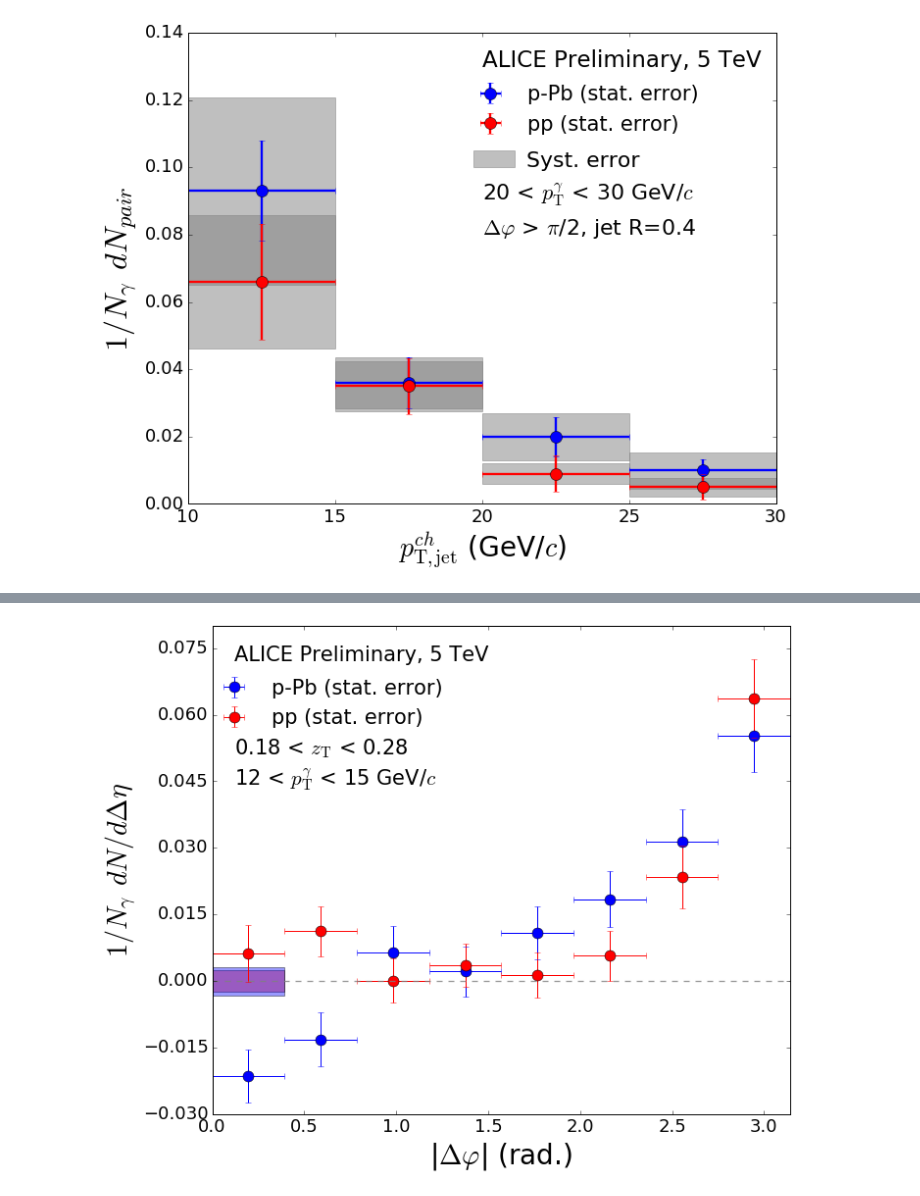
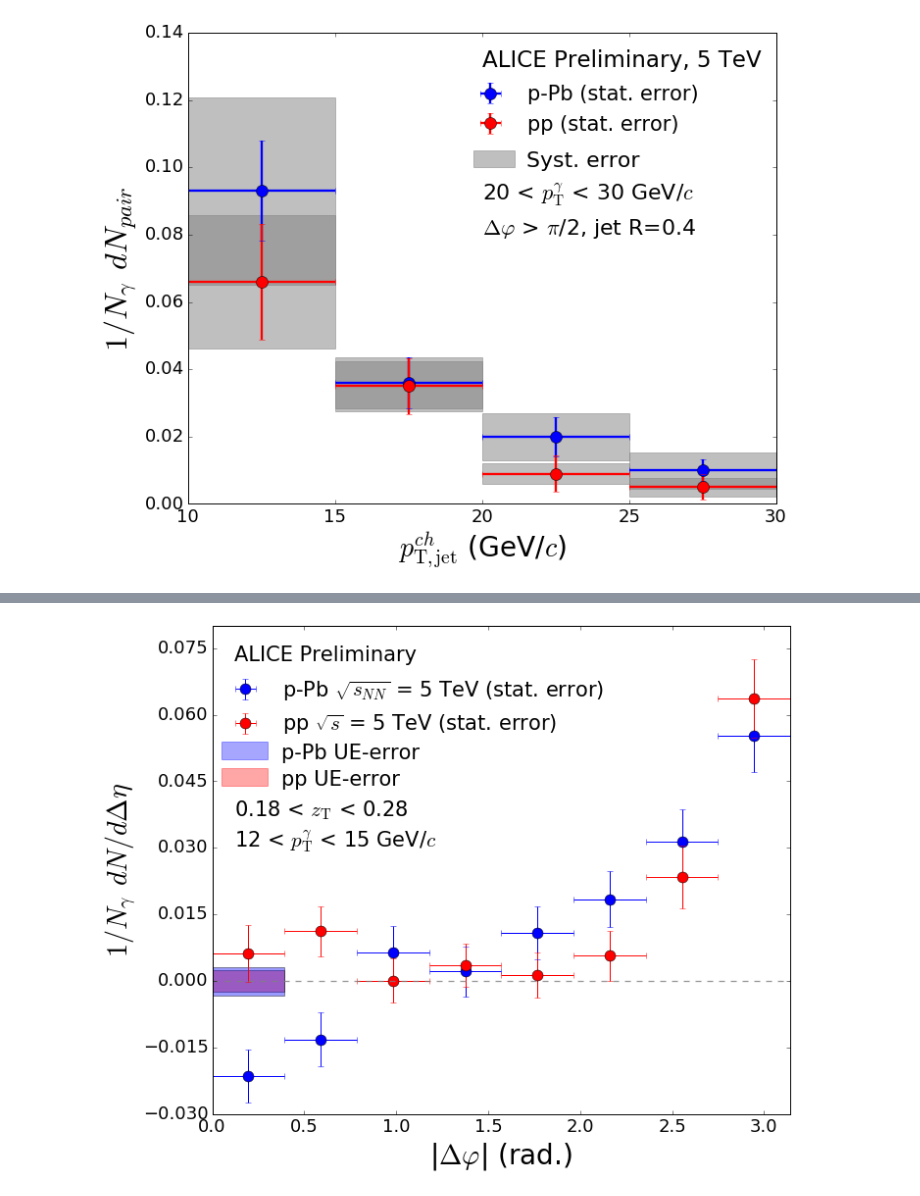
Before and after one commit to josegsoria/Analyses, a Jupyter notebook: Multiple Preliminary Plots.ipynb, the cells around one changed output, grey strips where cells are left out. Drawn from its saved outputs; the diff is of its cells as text; code cells hidden in the pictures.

```diff
--- a/Multiple Preliminary Plots.ipynb
+++ b/Multiple Preliminary Plots.ipynb
@@ -352,40 +362,50 @@ pp_corr_2_err = np.array([0.006413224178508382, 0.005617075273830733, 0.00498536
 fig = plt.figure(figsize=(10,8))
 
 ax = fig.add_subplot(111)
 
-plt.errorbar(delta_phi_centers,pPb_corr_2,xerr=delta_phi_bin_width,yerr=pPb_corr_2_err,fmt='bo',label='p-Pb (stat. error)',markersize=11)
+plt.errorbar(delta_phi_centers,pPb_corr_2,xerr=delta_phi_bin_width,yerr=pPb_corr_2_err,fmt='bo',label=r'p-Pb $\sqrt{s_{NN}}$ = 5 TeV (stat. error)',markersize=11)
 
-plt.errorbar(delta_phi_centers,pp_corr_2,xerr=delta_phi_bin_width,yerr=pp_corr_2_err,fmt='ro',label='pp (stat. error)',markersize=11)
+plt.errorbar(delta_phi_centers,pp_corr_2,xerr=delta_phi_bin_width,yerr=pp_corr_2_err,fmt='ro',label=r'pp $\sqrt{s}$ = 5 TeV (stat. error)',markersize=11)
 
 #####Add labels to the figure#####
 
 plt.xlabel(r'|$\Delta \varphi$| (rad.)',fontsize=28)
 plt.xticks(fontsize=18)
 plt.xlim((0,3.14159))
 plt.ylabel(r'$1/N_{\gamma} \: \: dN/d\Delta \eta$',fontsize=28)
 plt.ylim((-0.03,0.08))
 plt.yticks(np.arange(-0.030,0.082,0.015))
 plt.yticks(fontsize=18)
 
-plt.text(0.12,0.072,'ALICE Preliminary, 5 TeV',fontsize=21)
-plt.text(0.12,0.051,r'0.18 < $z_\mathrm{T}$ < 0.28',fontsize=21)
-plt.text(0.12,0.044,r'12 < $p_\mathrm{T}^{\gamma}$ < 15 GeV/$c$',fontsize=21)
-plt.legend(bbox_to_anchor=(0.43,0.93),fontsize=21,frameon=False,numpoints=1)
+plt.text(0.12,0.072,'ALICE Preliminary',fontsize=21)
+plt.text(0.12,0.037,r'0.18 < $z_\mathrm{T}$ < 0.28',fontsize=21)
+plt.text(0.12,0.03,r'12 < $p_\mathrm{T}^{\gamma}$ < 15 GeV/$c$',fontsize=21)
+plt.legend(bbox_to_anchor=(0.71,0.93),fontsize=21,frameon=False,numpoints=1)
 
 plt.axhline(y=0,color='gray',linestyle='--',linewidth=1.3,alpha=0.8)
+
+r1 = patches.Rectangle((0.05,0.0499),0.25,0.004, color='blue', alpha=0.35)
+ax.add_patch(r1)
+
+r2 = patches.Rectangle((0.05,0.044),0.25,0.004, color='red', alpha=0.35)
+ax.add_patch(r2)
+
+plt.text(0.376,0.05,'p-Pb UE-error',fontsize=21)
+
+plt.text(0.376,0.044,'pp UE-error',fontsize=21)
 
 #####Make the uncertainty in ue band#####
 
 ax.fill_between(ue_error_bar,-0.002520,0.002520,facecolor='red',alpha=0.4)
 ax.fill_between(ue_error_bar,-0.003194,0.003194,facecolor='blue',alpha=0.4)
 
 #########################################
 
 fig.tight_layout()
 plt.show()
 fig.savefig('Gamma_hadron_corr_zT_2.pdf')
 # %% [output]
-[figure, old version]
+[figure, new version]
 # %%
 #####Plot of gamma hadron correlation for third zT bin#####
 
```
Also changed, not shown: parts of 4 cells of this notebook.
